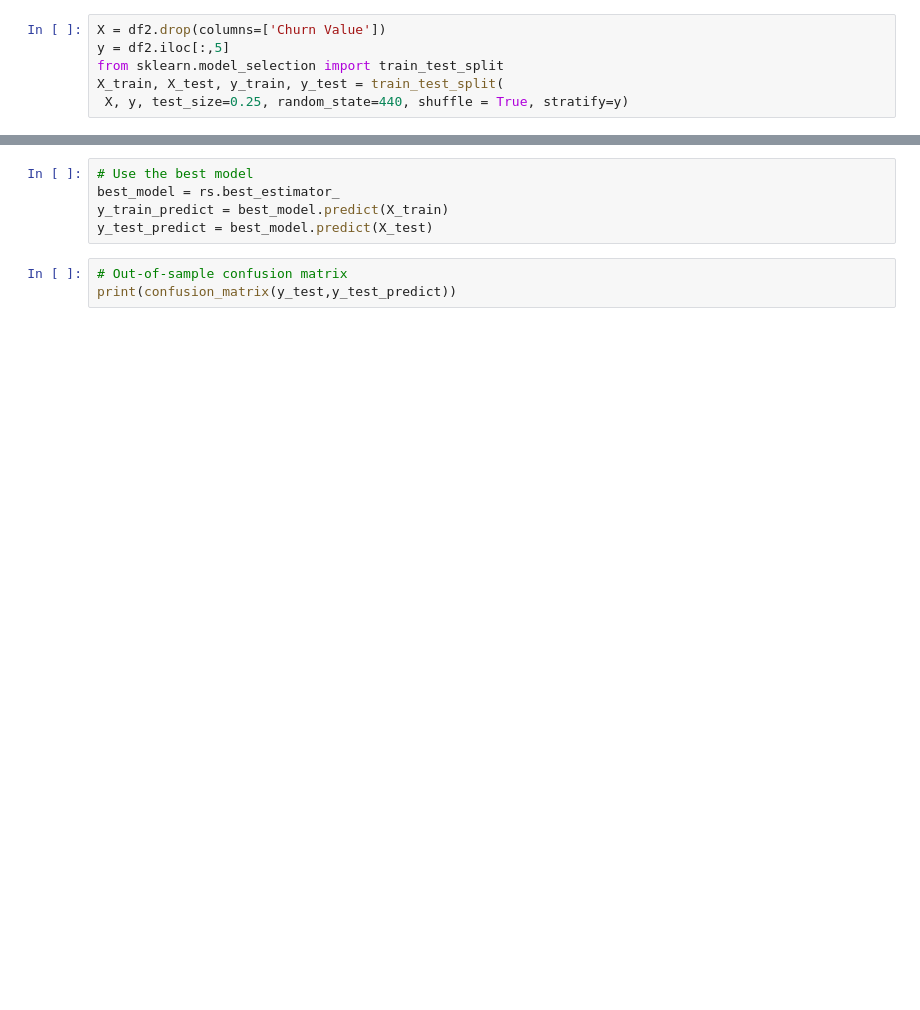
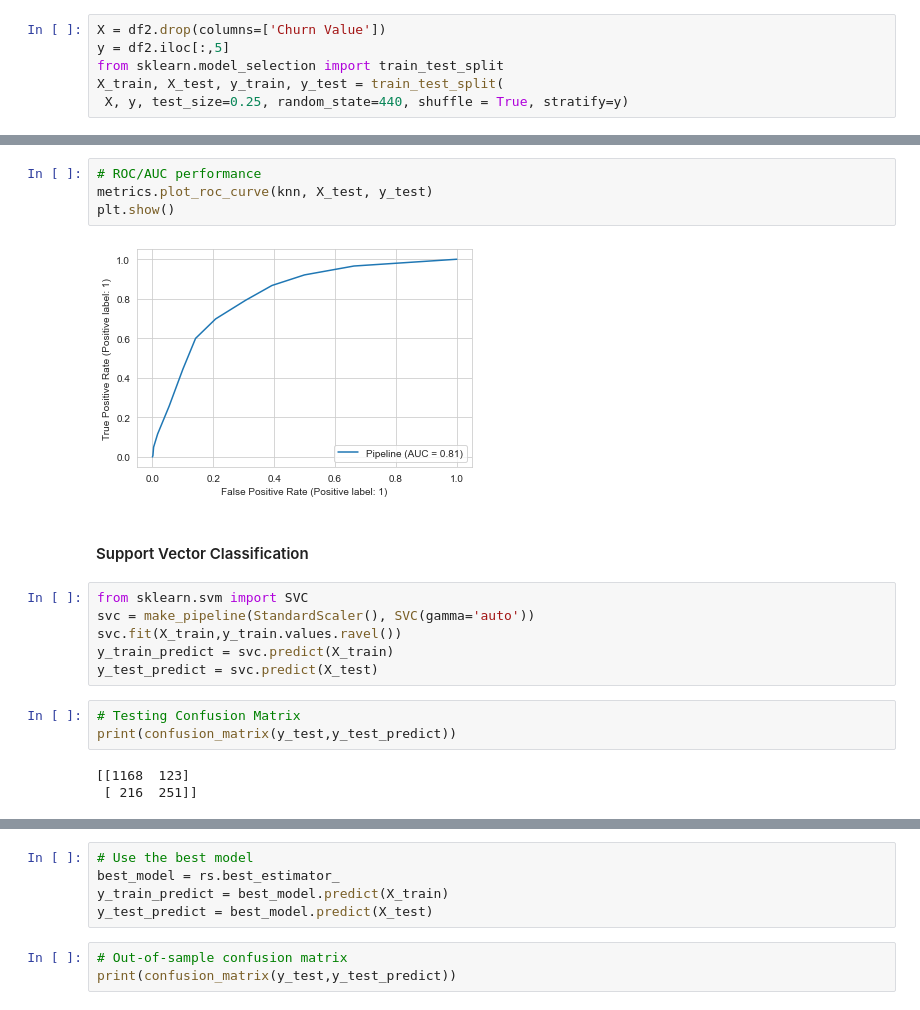
Before and after one commit to xushuo0/Telco, a Jupyter notebook: Telco Project.ipynb, the cells around one changed output, grey strips where cells are left out. Saved outputs shown, nothing was run; the diff lists cells and outputs as text; blank space fills up the shorter version.

```diff
--- a/Telco Project.ipynb
+++ b/Telco Project.ipynb
@@ -365,0 +408,20 @@ X_train, X_test, y_train, y_test = train_test_split(
+# %%
+# ROC/AUC performance
+metrics.plot_roc_curve(knn, X_test, y_test)
+plt.show()
+# %% [output]
+[figure, added]
+# %% [markdown]
+#### Support Vector Classification
+# %%
+from sklearn.svm import SVC
+svc = make_pipeline(StandardScaler(), SVC(gamma='auto'))
+svc.fit(X_train,y_train.values.ravel())
+y_train_predict = svc.predict(X_train)
+y_test_predict = svc.predict(X_test)
+# %%
+# Testing Confusion Matrix
+print(confusion_matrix(y_test,y_test_predict))
+# %% [output]
+[[1168  123]
+ [ 216  251]]
```
Also changed, not shown: parts of 45 cells of this notebook.
